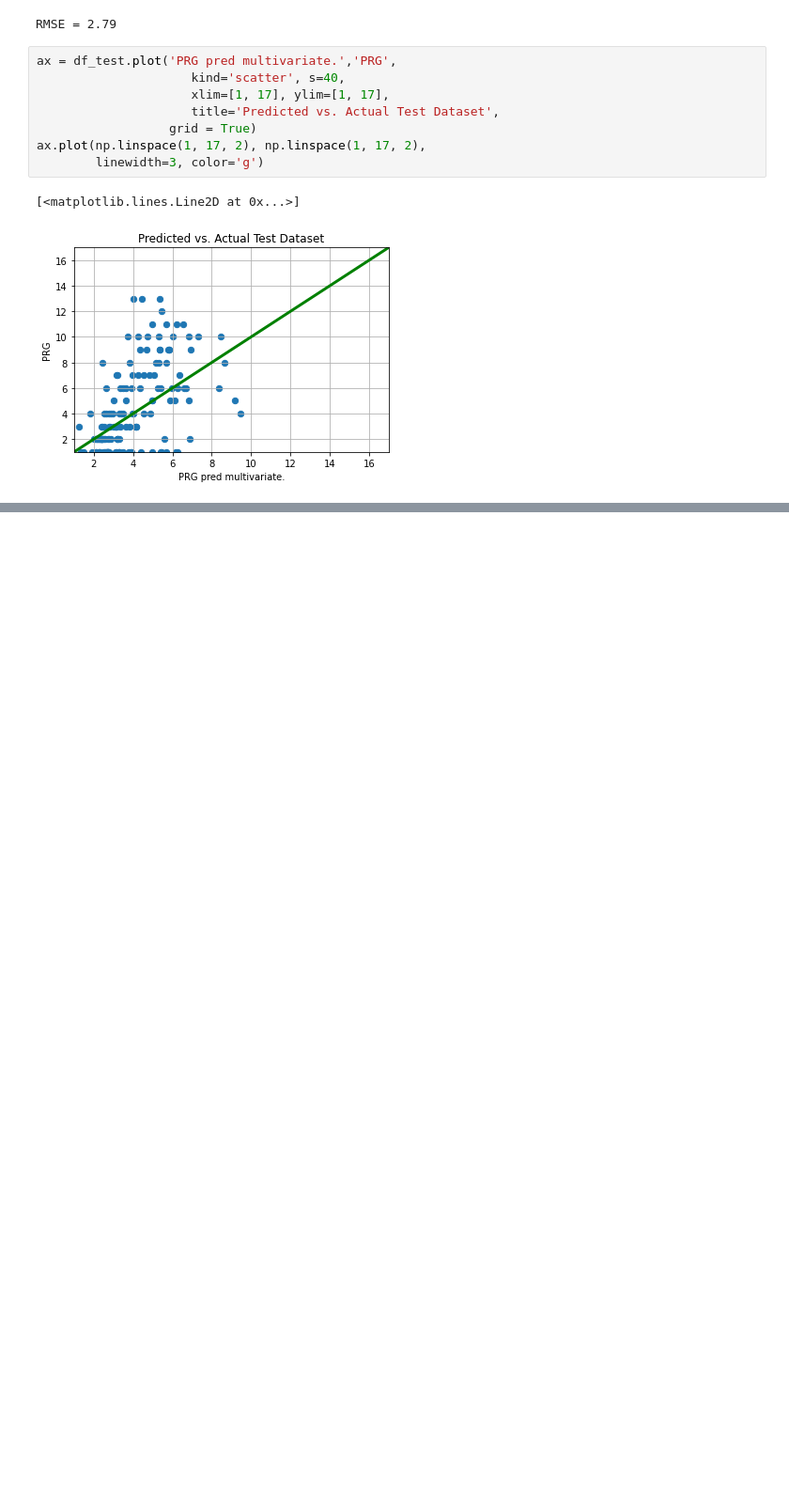
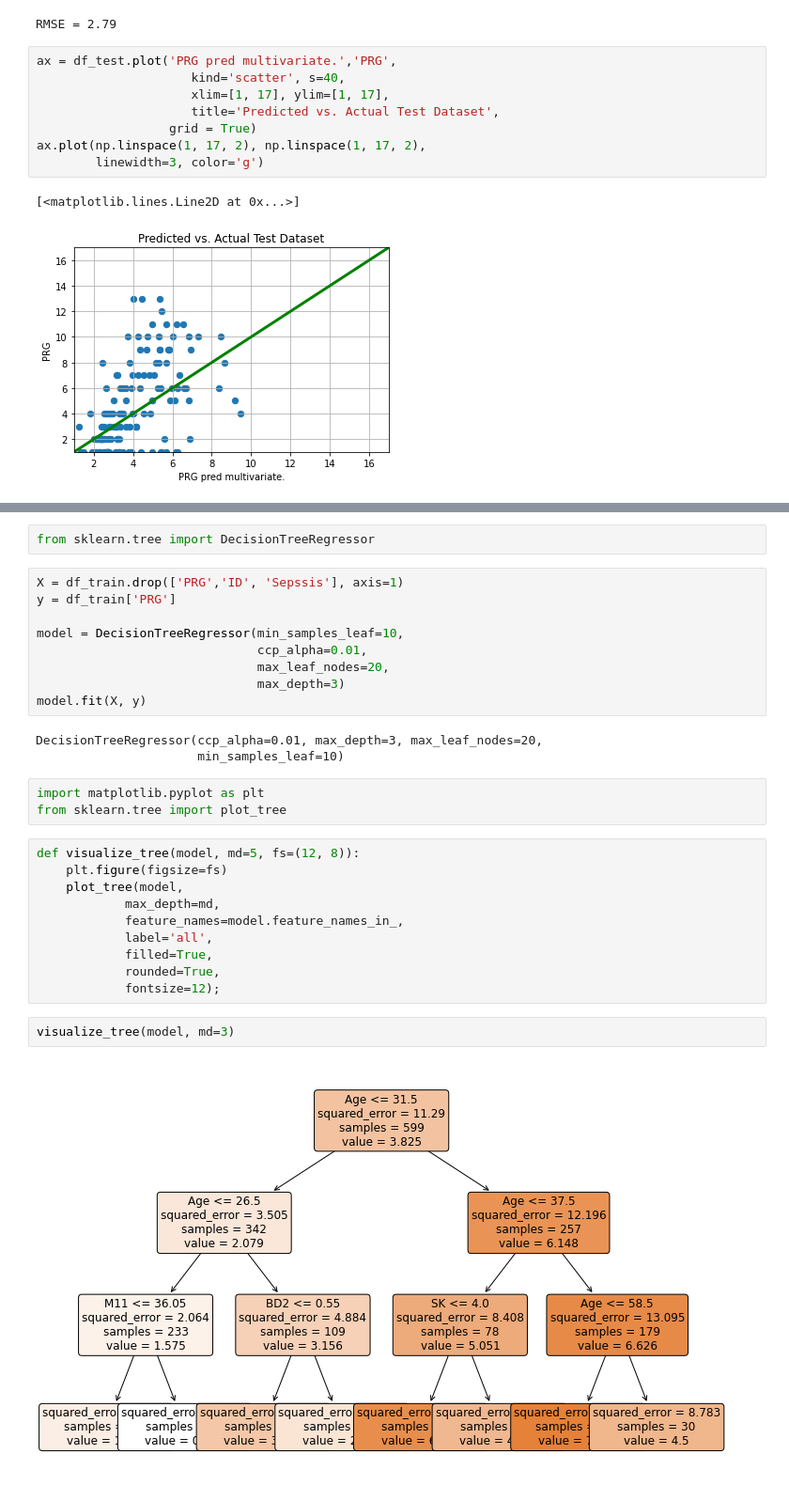
Before and after one commit to doctorf72/Naya_ML_RegressionProject, a Jupyter notebook: Regression_Project.ipynb, the cells around one changed output, grey strips where cells are left out. Shown at 94% size. Cells and saved outputs as stored; diff of their text form; blank space fills up the shorter version.

```diff
--- a/Regression_Project.ipynb
+++ b/Regression_Project.ipynb
@@ -536,0 +549,31 @@ ax.plot(np.linspace(1, 17, 2), np.linspace(1, 17, 2),
+# %%
+from sklearn.tree import DecisionTreeRegressor
+# %%
+X = df_train.drop(['PRG','ID', 'Sepssis'], axis=1)
+y = df_train['PRG']
+
+model = DecisionTreeRegressor(min_samples_leaf=10,
+                              ccp_alpha=0.01,
+                              max_leaf_nodes=20,
+                              max_depth=3)
+model.fit(X, y)
+# %% [output]
+DecisionTreeRegressor(ccp_alpha=0.01, max_depth=3, max_leaf_nodes=20,
+                      min_samples_leaf=10)
+# %%
+import matplotlib.pyplot as plt
+from sklearn.tree import plot_tree
+# %%
+def visualize_tree(model, md=5, fs=(12, 8)):
+    plt.figure(figsize=fs)
+    plot_tree(model,
+            max_depth=md,
+            feature_names=model.feature_names_in_,
+            label='all',
+            filled=True,
+            rounded=True,
+            fontsize=12);
+# %%
+visualize_tree(model, md=3)
+# %% [output]
+[figure, added]
```
Also changed, not shown: parts of 13 cells of this notebook.
